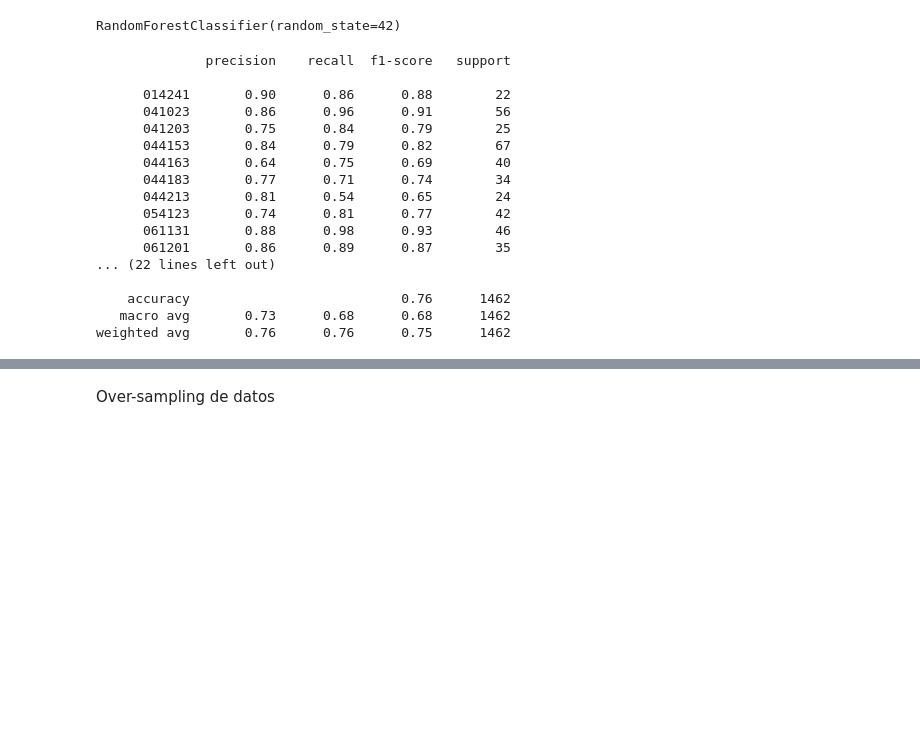
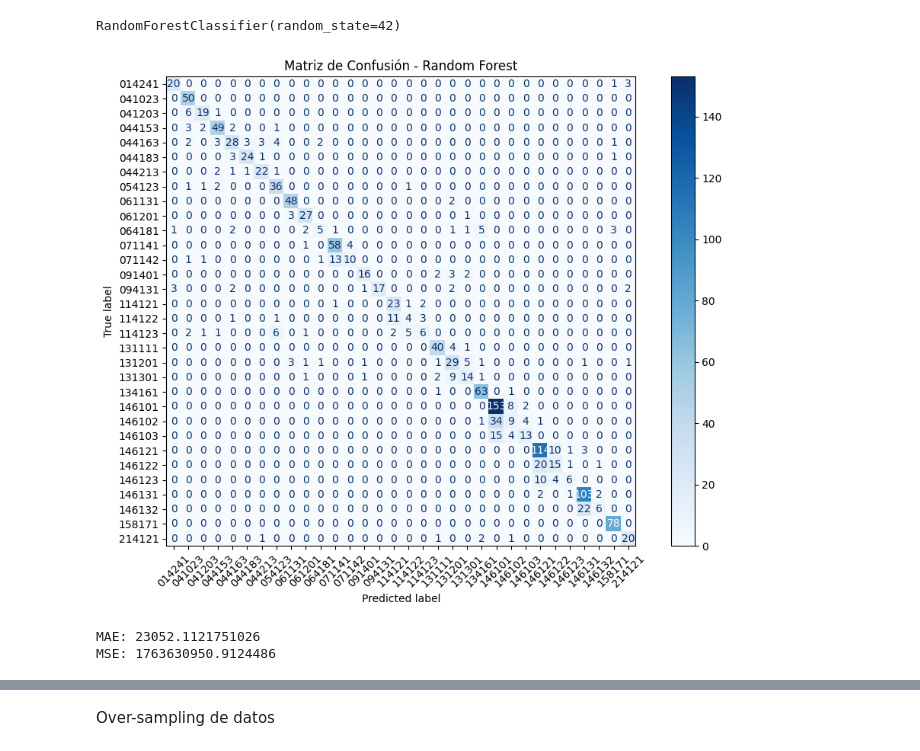
Before and after one commit to ains1622/MachineLearning, a Jupyter notebook: PredecirGRDs/GRD_predict.ipynb, the cells around one changed output, grey strips where cells are left out. Drawn from its saved outputs; the diff is of its cells as text; code cells hidden in the pictures; blank space fills up the shorter version.

```diff
--- a/PredecirGRDs/GRD_predict.ipynb
+++ b/PredecirGRDs/GRD_predict.ipynb
@@ -413,30 +413,9 @@ Random Forest
 X = pd.DataFrame(token_rows)
 y = data["GRD"]
 # %%
-X_train, X_test, y_train, y_test = train_test_split(X, y, test_size=0.2, random_state=42)
+X_train, X_test, y_train, y_test = train_test_split(X, y, test_size=0.2, random_state=42, stratify=y)
 
 rf = RandomForestClassifier(n_estimators=100, random_state=42)
 rf.fit(X_train, y_train)
 # %% [output]
 RandomForestClassifier(random_state=42)
-# %%
-y_pred = rf.predict(X_test)
-print(classification_report(y_test, y_pred))
-# %% [output]
-              precision    recall  f1-score   support
-
-      014241       0.90      0.86      0.88        22
-      041023       0.86      0.96      0.91        56
-      041203       0.75      0.84      0.79        25
-      044153       0.84      0.79      0.82        67
-      044163       0.64      0.75      0.69        40
-      044183       0.77      0.71      0.74        34
-      044213       0.81      0.54      0.65        24
-      054123       0.74      0.81      0.77        42
-      061131       0.88      0.98      0.93        46
-      061201       0.86      0.89      0.87        35
-... (22 lines left out)
-
-    accuracy                           0.76      1462
-   macro avg       0.73      0.68      0.68      1462
-weighted avg       0.76      0.76      0.75      1462
@@ -442,0 +425,29 @@ weighted avg       0.76      0.76      0.75      1462
+# %%
+import matplotlib.pyplot as plt
+from sklearn.metrics import confusion_matrix, ConfusionMatrixDisplay
+
+# Crear la matriz
+cm = confusion_matrix(y_test, y_pred, labels=rf.classes_)
+
+# Crear figura con tamaño personalizado
+fig, ax = plt.subplots(figsize=(12, 8))
+
+# Mostrar la matriz en ese ax
+disp = ConfusionMatrixDisplay(confusion_matrix=cm, display_labels=rf.classes_)
+disp.plot(cmap=plt.cm.Blues, ax=ax, xticks_rotation=45)
+
+plt.title("Matriz de Confusión - Random Forest")
+plt.show()
+# %% [output]
+[figure, added]
+# %%
+y_pred = rf.predict(X_test)
+y_true = y_test
+mae = mean_absolute_error(y_true, y_pred)
+mse = mean_squared_error(y_true, y_pred)
+
+print(f"MAE: {mae}")
+print(f"MSE: {mse}")
+# %% [output]
+MAE: 23052.1121751026
+MSE: 1763630950.9124486
```
Also changed, not shown: parts of 22 cells of this notebook.
